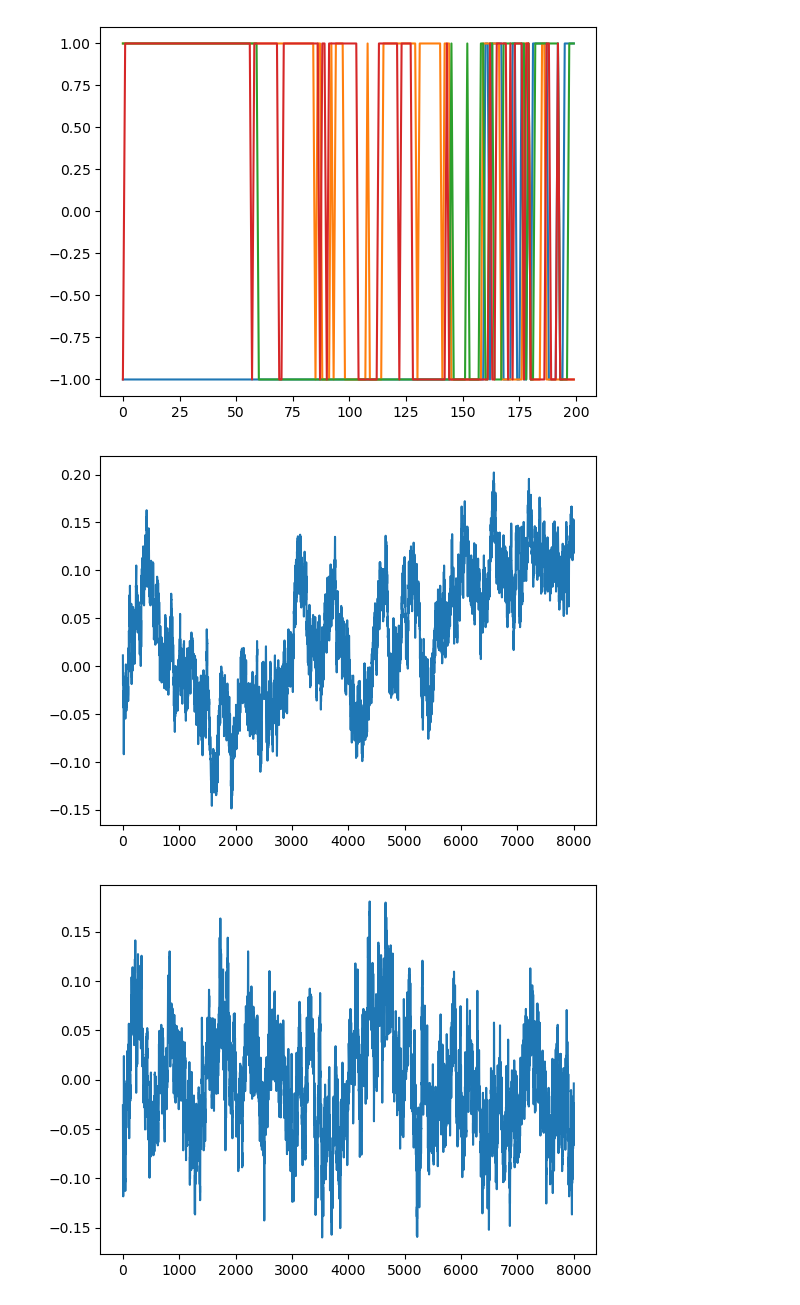
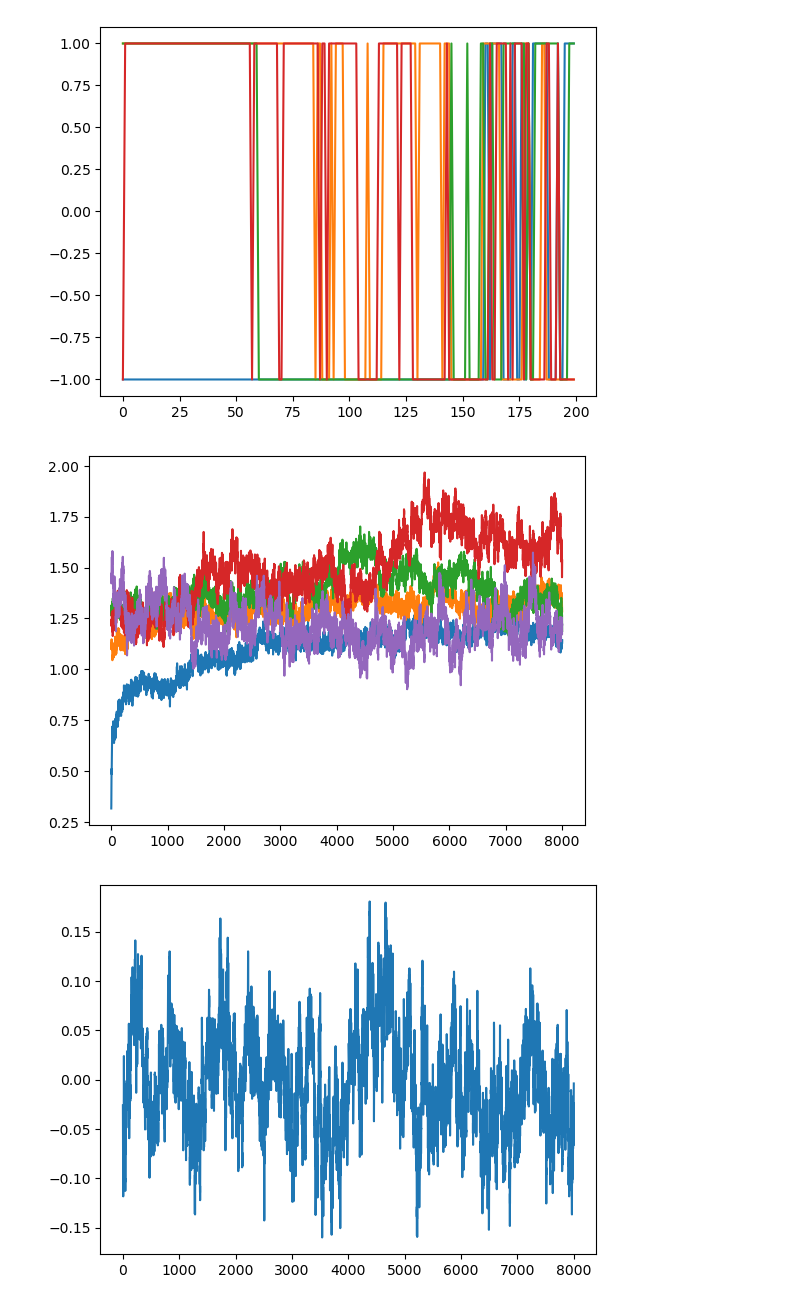
Before and after one commit to j-curtis/spin-glass-noise, a Jupyter notebook: testing.ipynb, the cells around one changed output. Cells and saved outputs as stored; diff of their text form; code cells hidden in the pictures.

```diff
--- a/testing.ipynb
+++ b/testing.ipynb
@@ -4,17 +4,19 @@ from matplotlib import pyplot as plt
 import glauber
 import time
 # %%
-Lx = 40
-Ly = 40
+Lx = 4
+Ly = 5
 
 nn_matrix=glauber.nn_indices(Lx,Ly)
 
 Jr = glauber.nn_coupling_random(-1.,0.5,Lx,Ly)
 # %%
-nreplicas = 10
+nreplicas = 1
 nsweeps = 8000
-Ts = np.linspace(0.5,1.,5)
+Ts = np.linspace(1.,0.5,5)
 nTs = len(Ts)
 # %%
 spins = np.zeros((nTs,nreplicas,Lx*Ly,nsweeps))
 times = np.zeros((nTs,nreplicas))
+# %%
+spins,times = glauber.anneal_dynamics(Jr,nn_matrix,nsweeps,Ts,nreplicas,verbose=True)
@@ -73,10 +60,15 @@ plt.show()
 q = np.einsum('iart,ibrt->iabrt',spins,spins)
 qea = np.mean(q,axis=-2)
 # %%
-plt.plot(qea[0,1,:])
+for i in range(nTs):
+    qea_od = (qea[i,:,:,:]).copy()
+    for a in range(nreplicas):
+        qea_od[a,a,:] = 0.
+    qearms = np.sqrt(np.einsum('abt,abt->t',qea_od[:,:,:],qea_od[:,:,:]))
+    plt.plot(qearms)
 plt.show()
 # %% [output]
-[figure, old version]
+[figure, new version]
 # %%
 plt.plot(qea[0,1,:])
 plt.show()
```
Also changed, not shown: parts of 2 cells of this notebook, 1 other file.
